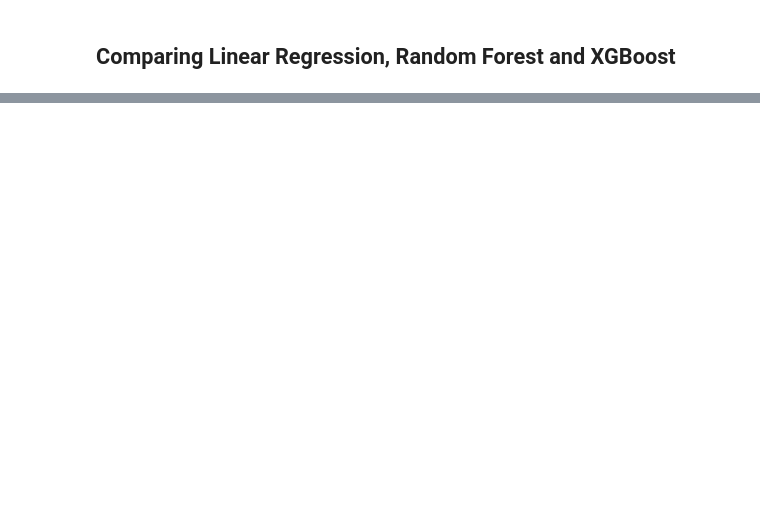
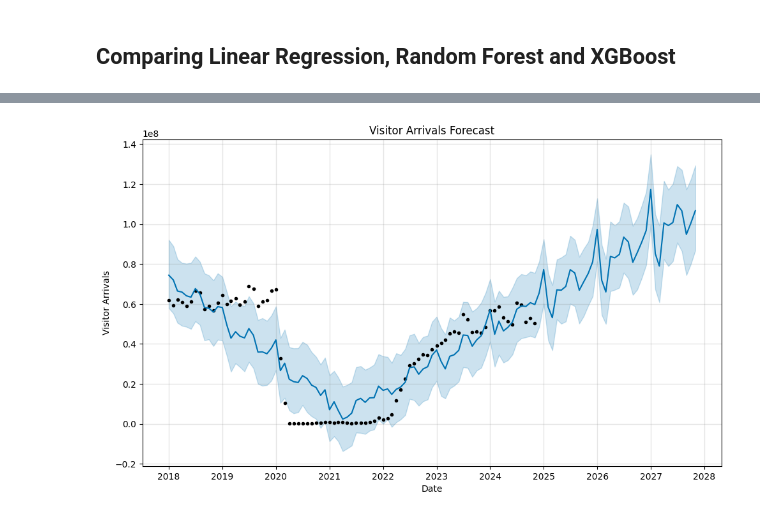
Before and after one commit to KaungSiThu-Sallius/Forecasting-Tourism-Demand-in-Singapore, a Jupyter notebook: main.ipynb, the cells around one changed output, grey strips where cells are left out. Cells and saved outputs as stored; diff of their text form; code cells hidden in the pictures; blank space fills up the shorter version.

```diff
--- a/main.ipynb
+++ b/main.ipynb
@@ -336,5 +344,7 @@ merge_df = merge_df.merge(holidays, on='date', how='left')
 merge_df['holiday'] = merge_df['holiday'].fillna('No Holiday')
 
 merge_df = merge_df.merge(weather_df, on='date', how='left')
+
+merge_copy_df = merge_df
 # %% [markdown]
 ### Features Extraction
@@ -656,0 +729,27 @@ plt.show()
+# %%
+df = merge_copy_df
+
+df['date'] = pd.to_datetime(df['date'])
+
+df = df.groupby('date')['visitor_arrivals'].sum().reset_index()
+
+df.rename(columns={'date': 'ds', 'visitor_arrivals': 'y'}, inplace=True)
+
+model = Prophet(
+    changepoint_prior_scale=0.1,
+    interval_width=0.8
+)
+
+model.fit(df)
+
+
+future = model.make_future_dataframe(periods=36, freq='ME')
+
+forecast = model.predict(future)
+
+fig = model.plot(forecast)
+plt.title("Visitor Arrivals Forecast")
+plt.xlabel("Date")
+plt.ylabel("Visitor Arrivals")
+plt.show()
+# %% [output]
@@ -656,0 +758 @@ plt.show()
+[figure, added]
```
Also changed, not shown: parts of 20 cells of this notebook, 11 other files.
